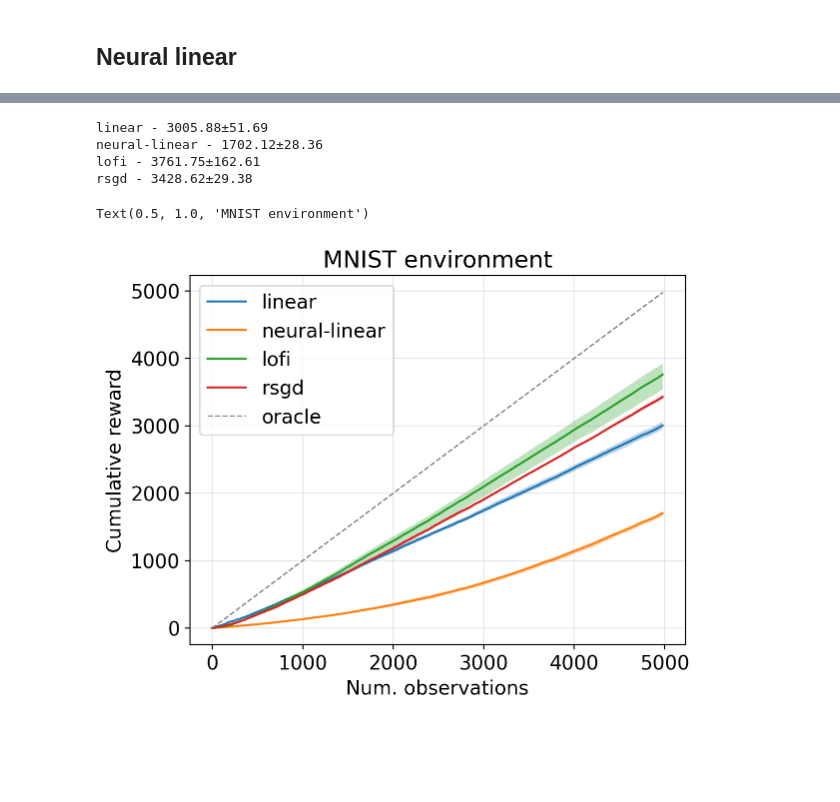
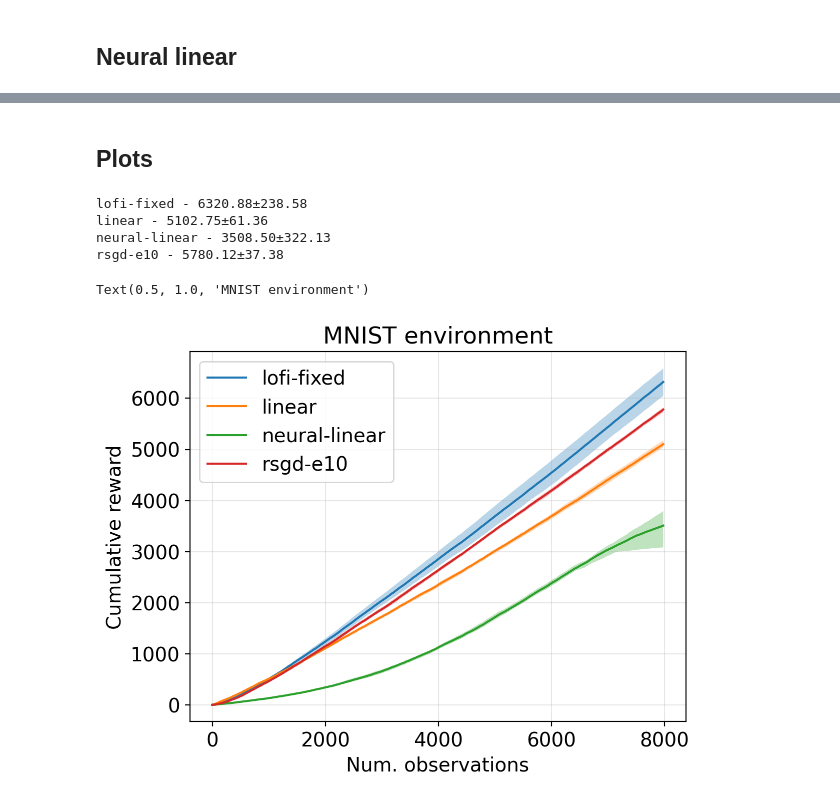
Before and after one commit to probml/bandits, a Jupyter notebook: demos/bandit-arena2.ipynb, the cells around one changed output, grey strips where cells are left out. Cells and saved outputs as stored; diff of their text form; code cells hidden in the pictures; blank space fills up the shorter version.

Commit message:
feat: bandit-arena2
Update with 8000 steps

```diff
--- a/demos/bandit-arena2.ipynb
+++ b/demos/bandit-arena2.ipynb
@@ -91,7 +91,7 @@ key_env, key_train, key_eval = jax.random.split(key, 3)
 
 # env = TabularEnvironment(key_env, ntrain=ntrain, name='statlog', intercept=False, path="../bandit-data")
 env = MnistEnvironment(key, ntrain=500)
-env_test = MnistEnvironment(key, ntrain=5000)
+env_test = MnistEnvironment(key, ntrain=8000)
 
 num_arms = env.labels_onehot.shape[-1]
 model = MLP(num_arms)
@@ -164,16 +100,0 @@ Wall time: 1min 34s
-# %%
-%%time
-res = experiment.warmup_and_run(
-    optimiser.max["params"],
-    experiment.transform_hparams_lofi,
-    LowRankFilterBandit,
-    env,
-    key_eval,
-    npulls,
-    n_trials=8,
-    **extra_params,
-)
-
-res = jax.tree_map(np.array, res)
-results[name_agent] = res
-optimisers[name_agent] = optimiser
@@ -405,23 +320,0 @@ Wall time: 8.91 s
-# %%
-for name, res in results.items():
-    rewards = res["hist_train"]["rewards"]
-    mean_reward = rewards.sum(axis=1).mean()
-    std_reward = rewards.sum(axis=1).std()
-
-    rewards = pd.DataFrame(rewards).T.cumsum(axis=0)
-    print(f"{name} - {mean_reward:0.2f}±{std_reward:0.2f}")
-
-    nsteps = len(rewards)
-    rmean = rewards.mean(axis=1)
-    ubound = rewards.quantile(0.9, axis=1)
-    lbound = rewards.quantile(0.1, axis=1)
-
-    plt.fill_between(rewards.index, lbound, ubound, alpha=0.3)
-    plt.plot(rewards.index, rmean, label=name)
-
-plt.plot([0, nsteps], [0, nsteps], c="tab:gray", linewidth=1, linestyle="--", label="oracle")
-plt.legend()
-plt.grid(alpha=0.3)
-plt.ylabel("Cumulative reward")
-plt.xlabel("Num. observations")
-plt.title("MNIST environment")
@@ -445,5 +326,5 @@ bandit = NeuralGreedyBandit(n_features, n_arms, model, memory_size, tx, epsilon=
 # %%
-name_agent = "rsgd-e10"
+name_agent = "rsgd"
 extra_params = {
     "model": model,
     "memory_size": 10,
@@ -518,30 +399,32 @@ Wall time: 2.34 s
+# %% [markdown]
+## Plots
 # %%
 for name, res in results.items():
     rewards = res["hist_train"]["rewards"]
     mean_reward = rewards.sum(axis=1).mean()
     std_reward = rewards.sum(axis=1).std()
 
     rewards = pd.DataFrame(rewards).T.cumsum(axis=0)
     print(f"{name} - {mean_reward:0.2f}±{std_reward:0.2f}")
 
     nsteps = len(rewards)
     rmean = rewards.mean(axis=1)
     ubound = rewards.quantile(0.9, axis=1)
     lbound = rewards.quantile(0.1, axis=1)
 
     plt.fill_between(rewards.index, lbound, ubound, alpha=0.3)
     plt.plot(rewards.index, rmean, label=name)
 
-plt.plot([0, nsteps], [0, nsteps], c="tab:gray", linewidth=1, linestyle="--", label="oracle")
+# plt.plot([0, nsteps], [0, nsteps], c="tab:gray", linewidth=1, linestyle="--", label="oracle")
 plt.legend()
 plt.grid(alpha=0.3)
 plt.ylabel("Cumulative reward")
 plt.xlabel("Num. observations")
 plt.title("MNIST environment")
 # %% [output]
-linear - 3005.88±51.69
-neural-linear - 1702.12±28.36
-lofi - 3761.75±162.61
-rsgd - 3428.62±29.38
+lofi-fixed - 6320.88±238.58
+linear - 5102.75±61.36
+neural-linear - 3508.50±322.13
+rsgd-e10 - 5780.12±37.38
 Text(0.5, 1.0, 'MNIST environment')
-[figure, old version]
+[figure, new version]
```
Also changed, not shown: parts of 16 cells of this notebook.
